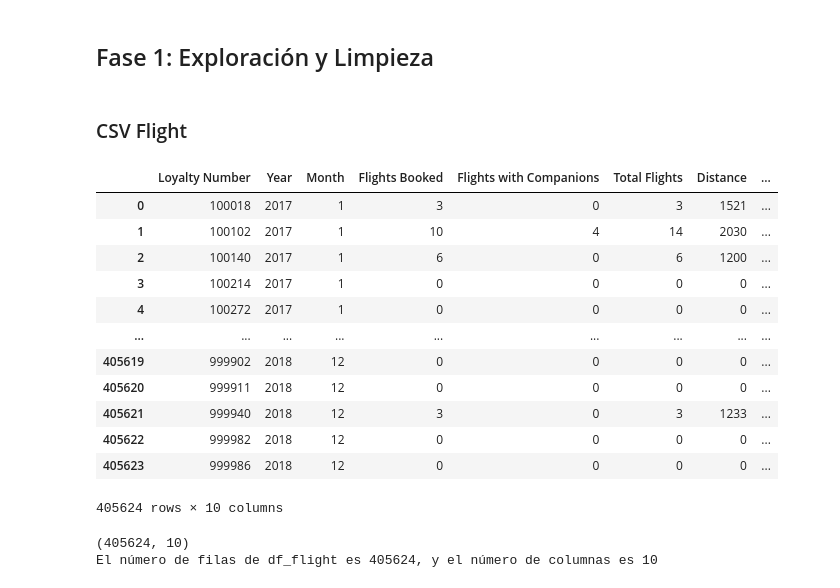
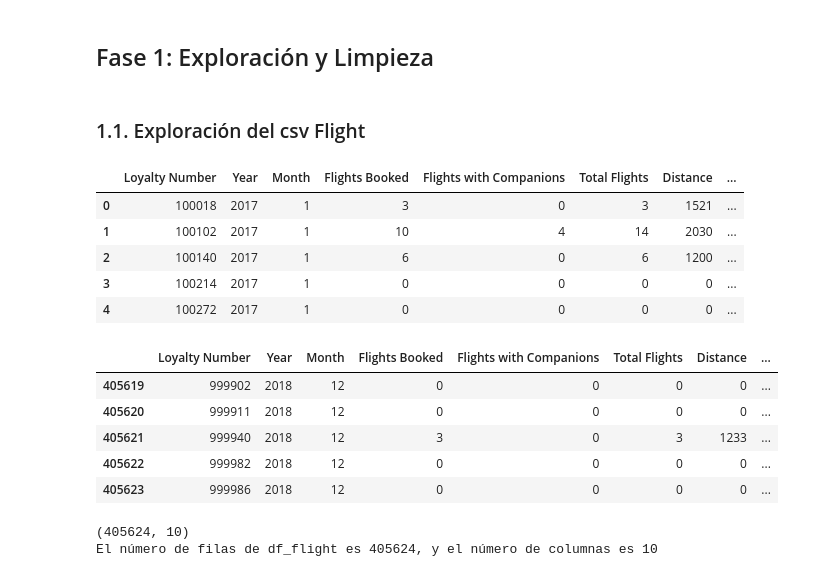
Before and after one commit to Adalab/bda-modulo-3-evaluacion-final-palomerocarolina, a Jupyter notebook: Evaluación_final3.ipynb, the cells around one changed output. Drawn from its saved outputs; the diff is of its cells as text; code cells hidden in the pictures.

```diff
--- a/Evaluación_final3.ipynb
+++ b/Evaluación_final3.ipynb
@@ -5,26 +5,28 @@
 import pandas as pd
 import numpy as np
 pd.set_option('display.max_columns', None) # para poder visualizar todas las columnas de los DataFrames
-# %% [markdown]
-### CSV Flight
+# %% [markdown]
+### 1.1. Exploración del csv Flight
 # %%
-# Comenzamos a leer el primer fichero
+# Comenzamos a leer el primer fichero, mostrando las primeras y las últimas  filas de cada archivo
 df_flight=pd.read_csv("Customer Flight Activity.csv")
-df_flight
+df_flight.head()
 # %% [output]
 |  | Loyalty Number | Year | Month | Flights Booked | Flights with Companions | Total Flights | Distance | ... |
 | 0 | 100018 | 2017 | 1 | 3 | 0 | 3 | 1521 | ... |
 | 1 | 100102 | 2017 | 1 | 10 | 4 | 14 | 2030 | ... |
 | 2 | 100140 | 2017 | 1 | 6 | 0 | 6 | 1200 | ... |
 | 3 | 100214 | 2017 | 1 | 0 | 0 | 0 | 0 | ... |
 | 4 | 100272 | 2017 | 1 | 0 | 0 | 0 | 0 | ... |
-| ... | ... | ... | ... | ... | ... | ... | ... | ... |
-| 405619 | 999902 | 2018 | 12 | 0 | 0 | 0 | 0 | ... |
-| 405620 | 999911 | 2018 | 12 | 0 | 0 | 0 | 0 | ... |
-| 405621 | 999940 | 2018 | 12 | 3 | 0 | 3 | 1233 | ... |
-| 405622 | 999982 | 2018 | 12 | 0 | 0 | 0 | 0 | ... |
-| 405623 | 999986 | 2018 | 12 | 0 | 0 | 0 | 0 | ... |
-405624 rows × 10 columns
+# %%
+df_flight.tail()
+# %% [output]
+|  | Loyalty Number | Year | Month | Flights Booked | Flights with Companions | Total Flights | Distance | ... |
+| 405619 | 999902 | 2018 | 12 | 0 | 0 | 0 | 0 | ... |
+| 405620 | 999911 | 2018 | 12 | 0 | 0 | 0 | 0 | ... |
+| 405621 | 999940 | 2018 | 12 | 3 | 0 | 3 | 1233 | ... |
+| 405622 | 999982 | 2018 | 12 | 0 | 0 | 0 | 0 | ... |
+| 405623 | 999986 | 2018 | 12 | 0 | 0 | 0 | 0 | ... |
 # %%
 # Vemos la cantidad de filas y columnas
 
```
Also changed, not shown: parts of 26 cells of this notebook.
